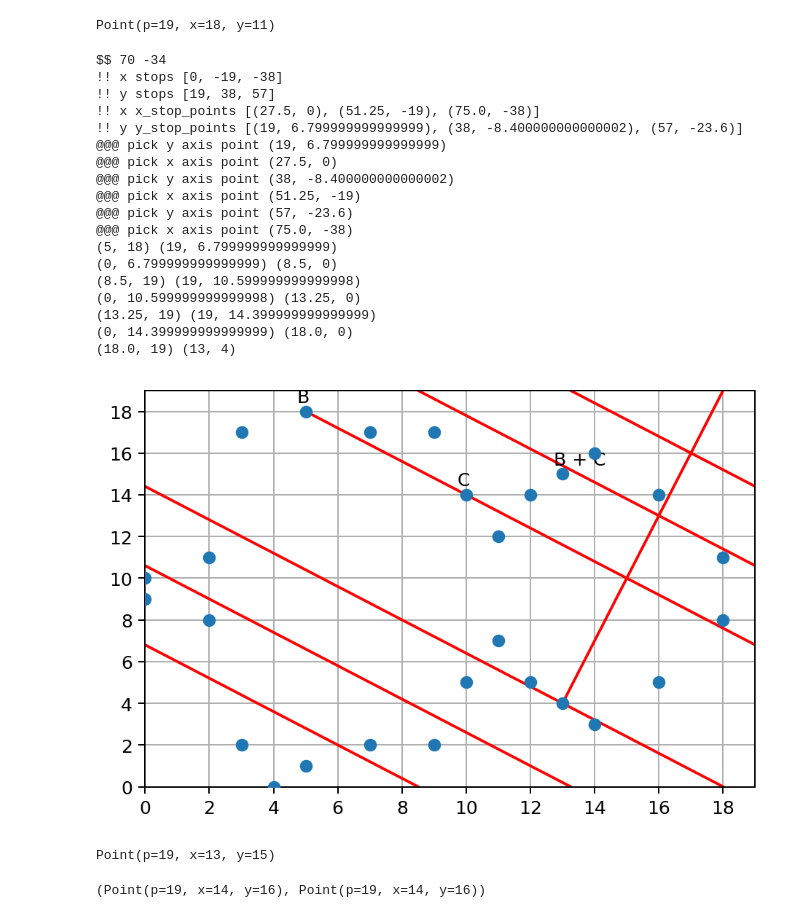
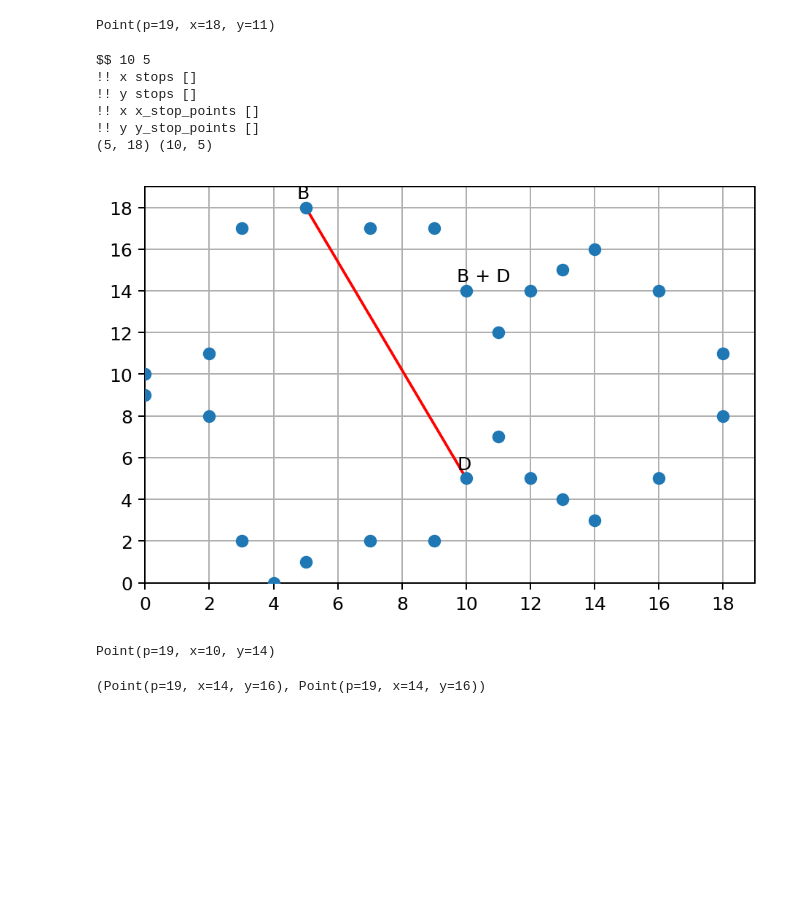
Before and after one commit to fangpenlin/elliptic-curve-explained, a Jupyter notebook: elliptic-curve-on-finite-field.ipynb, the cells around one changed output. Saved outputs shown, nothing was run; the diff lists cells and outputs as text; code cells hidden in the pictures; blank space fills up the shorter version.

```diff
--- a/elliptic-curve-on-finite-field.ipynb
+++ b/elliptic-curve-on-finite-field.ipynb
@@ -153,7 +153,7 @@ def wrap_line_segments(p0, p1):
         # The value we are using on the y axis edge for end and start
         y_edge = (0, P)
         # The x values on y axis
-        y_axis_stops = list(map(lambda x: x * P, range(y_axis_start_idx - 1, y_axis_end_idx - 1, -1)))
+        y_axis_stops = list(map(lambda x: x * P, range(y_axis_start_idx - 1, y_axis_end_idx, -1)))
 
     # y value is increasing
     if dy >= 0:
@@ -166,7 +166,7 @@ def wrap_line_segments(p0, p1):
         # The value we are using on the x axis edge for end and start
         x_edge = (0, P)
         # The x values on y axis
-        x_axis_stops = list(map(lambda y: y * P, range(x_axis_start_idx - 1, x_axis_end_idx - 1, -1)))
+        x_axis_stops = list(map(lambda y: y * P, range(x_axis_start_idx - 1, x_axis_end_idx, -1)))
 
     print("!! x stops", x_axis_stops)
     print("!! y stops", y_axis_stops)
@@ -310,33 +310,22 @@ $$ 18 122
 (17.0, 0) (18, 8)
 [figure]
 Point(p=19, x=18, y=11)
-# %%
-plot_distinct_point_curve(
-    b, c,
-    'B', 'C', '', 'B + C'
-)
-b + c
-# %% [output]
-$$ 70 -34
-!! x stops [0, -19, -38]
-!! y stops [19, 38, 57]
-!! x x_stop_points [(27.5, 0), (51.25, -19), (75.0, -38)]
-!! y y_stop_points [(19, 6.799999999999999), (38, -8.400000000000002), (57, -23.6)]
-@@@ pick y axis point (19, 6.799999999999999)
-@@@ pick x axis point (27.5, 0)
-@@@ pick y axis point (38, -8.400000000000002)
-@@@ pick x axis point (51.25, -19)
-@@@ pick y axis point (57, -23.6)
-@@@ pick x axis point (75.0, -38)
-(5, 18) (19, 6.799999999999999)
-(0, 6.799999999999999) (8.5, 0)
-(8.5, 19) (19, 10.599999999999998)
-(0, 10.599999999999998) (13.25, 0)
-(13.25, 19) (19, 14.399999999999999)
-(0, 14.399999999999999) (18.0, 0)
-(18.0, 19) (13, 4)
-[figure, removed]
-Point(p=19, x=13, y=15)
+# %%
+d = Point(p=19, x=10, y=5)
+plot_distinct_point_curve(
+    b, d,
+    'B', 'D', '', 'B + D'
+)
+b + d
+# %% [output]
+$$ 10 5
+!! x stops []
+!! y stops []
+!! x x_stop_points []
+!! y y_stop_points []
+(5, 18) (10, 5)
+[figure, added]
+Point(p=19, x=10, y=14)
 # %%
 (a + b) + c, a + (b + c)
 # %% [output]
```
